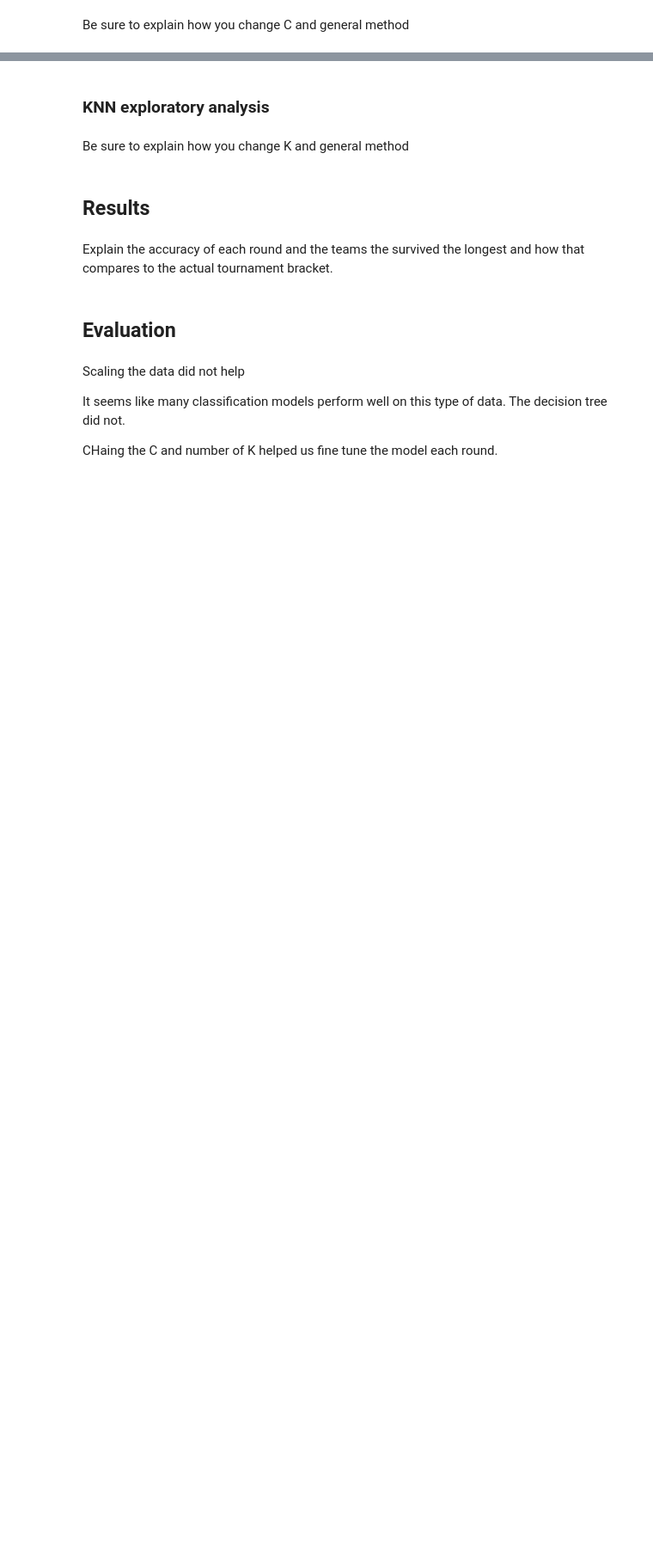
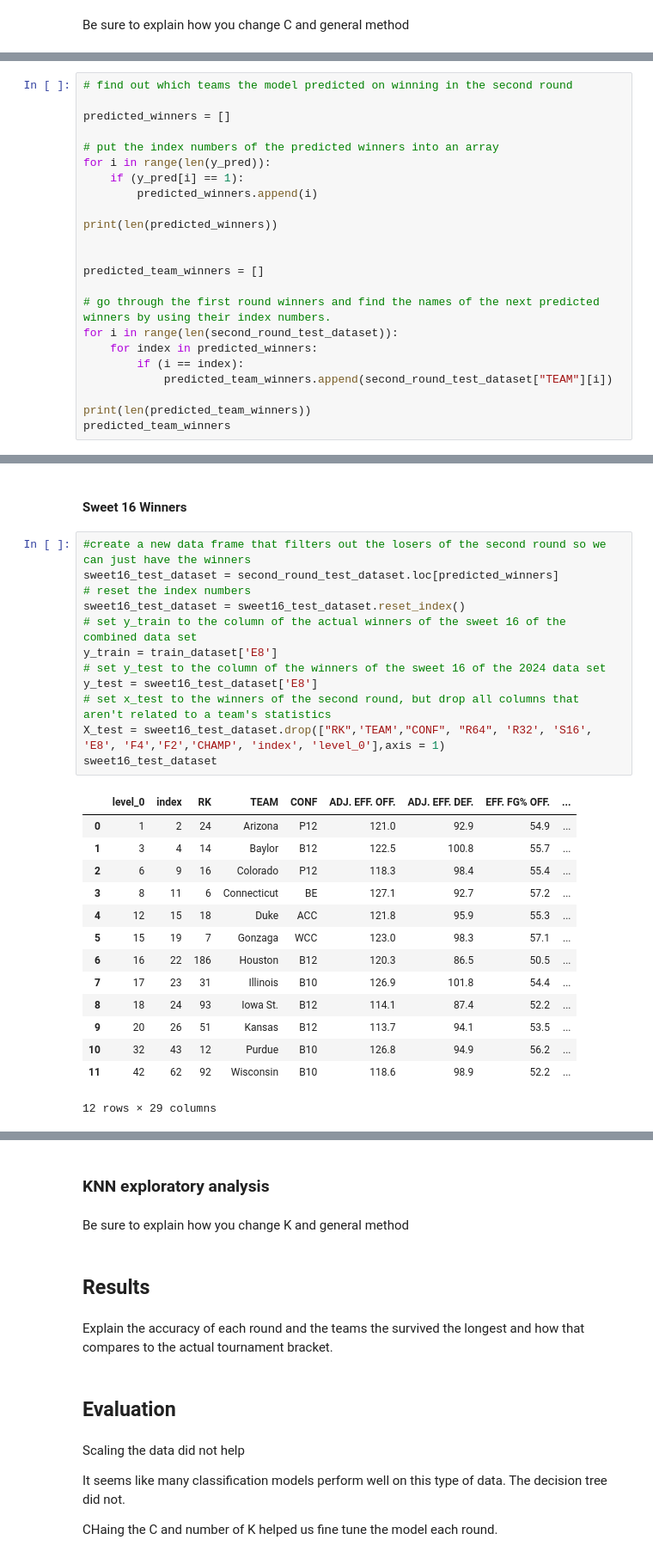
Before and after one commit to sydneysmith4/COMP-5360-Final-Project, a Jupyter notebook: Jupyter Notebooks/Final Project.ipynb, the cells around one changed output, grey strips where cells are left out. Shown: that part at 86% size. Cells and saved outputs as stored; diff of their text form; blank space fills up the shorter version.

```diff
--- a/Jupyter Notebooks/Final Project.ipynb
+++ b/Jupyter Notebooks/Final Project.ipynb
@@ -247,0 +383,23 @@ Be sure to explain how you change C and general method
+# %%
+# find out which teams the model predicted on winning in the second round
+
+predicted_winners = []
+
+# put the index numbers of the predicted winners into an array
+for i in range(len(y_pred)):
+    if (y_pred[i] == 1):
+        predicted_winners.append(i)
+
+print(len(predicted_winners))
+
+
+predicted_team_winners = []
+
+# go through the first round winners and find the names of the next predicted winners by using their index numbers.
+for i in range(len(second_round_test_dataset)):
+    for index in predicted_winners:
+        if (i == index):
+            predicted_team_winners.append(second_round_test_dataset["TEAM"][i])
+
+print(len(predicted_team_winners))
+predicted_team_winners
@@ -247,0 +421,29 @@ Be sure to explain how you change C and general method
+# %% [markdown]
+#### Sweet 16 Winners
+# %%
+#create a new data frame that filters out the losers of the second round so we can just have the winners
+sweet16_test_dataset = second_round_test_dataset.loc[predicted_winners]
+# reset the index numbers
+sweet16_test_dataset = sweet16_test_dataset.reset_index()
+# set y_train to the column of the actual winners of the sweet 16 of the combined data set
+y_train = train_dataset['E8']
+# set y_test to the column of the winners of the sweet 16 of the 2024 data set
+y_test = sweet16_test_dataset['E8']
+# set x_test to the winners of the second round, but drop all columns that aren't related to a team's statistics
+X_test = sweet16_test_dataset.drop(["RK",'TEAM',"CONF", "R64", 'R32', 'S16', 'E8', 'F4','F2','CHAMP', 'index', 'level_0'],axis = 1)
+sweet16_test_dataset
+# %% [output]
+|  | level_0 | index | RK | TEAM | CONF | ADJ. EFF. OFF. | ADJ. EFF. DEF. | EFF. FG% OFF. | ... |
+| 0 | 1 | 2 | 24 | Arizona | P12 | 121.0 | 92.9 | 54.9 | ... |
+| 1 | 3 | 4 | 14 | Baylor | B12 | 122.5 | 100.8 | 55.7 | ... |
+| 2 | 6 | 9 | 16 | Colorado | P12 | 118.3 | 98.4 | 55.4 | ... |
+| 3 | 8 | 11 | 6 | Connecticut | BE | 127.1 | 92.7 | 57.2 | ... |
+| 4 | 12 | 15 | 18 | Duke | ACC | 121.8 | 95.9 | 55.3 | ... |
+| 5 | 15 | 19 | 7 | Gonzaga | WCC | 123.0 | 98.3 | 57.1 | ... |
+| 6 | 16 | 22 | 186 | Houston | B12 | 120.3 | 86.5 | 50.5 | ... |
+| 7 | 17 | 23 | 31 | Illinois | B10 | 126.9 | 101.8 | 54.4 | ... |
+| 8 | 18 | 24 | 93 | Iowa St. | B12 | 114.1 | 87.4 | 52.2 | ... |
+| 9 | 20 | 26 | 51 | Kansas | B12 | 113.7 | 94.1 | 53.5 | ... |
+| 10 | 32 | 43 | 12 | Purdue | B10 | 126.8 | 94.9 | 56.2 | ... |
+| 11 | 42 | 62 | 92 | Wisconsin | B10 | 118.6 | 98.9 | 52.2 | ... |
+12 rows × 29 columns
```
Also changed, not shown: parts of 24 cells of this notebook.
